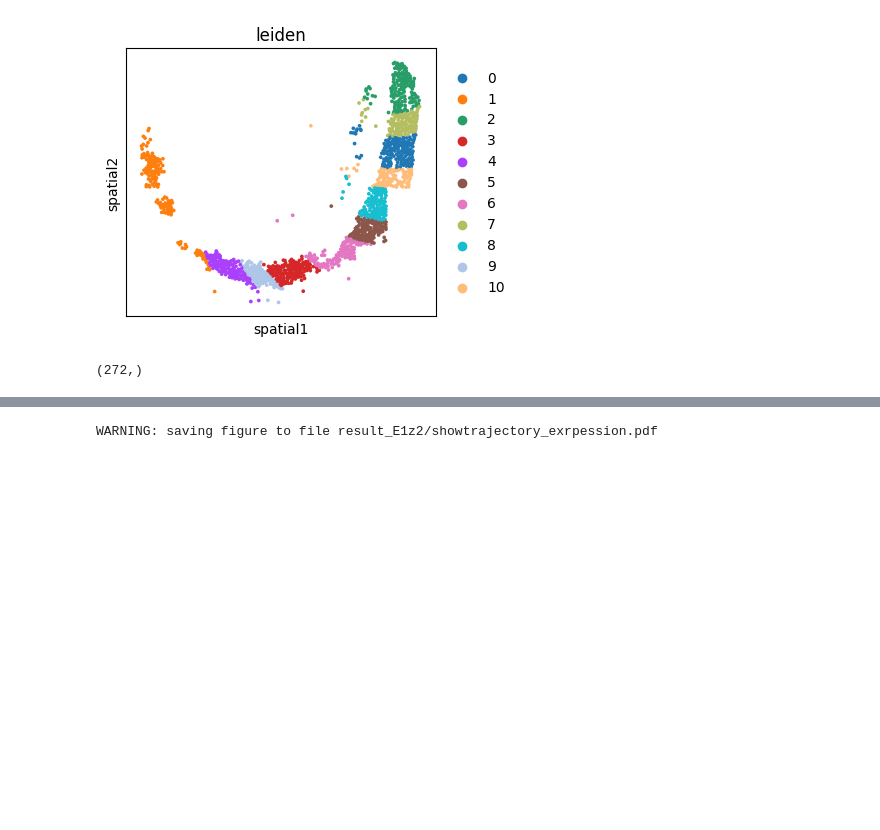
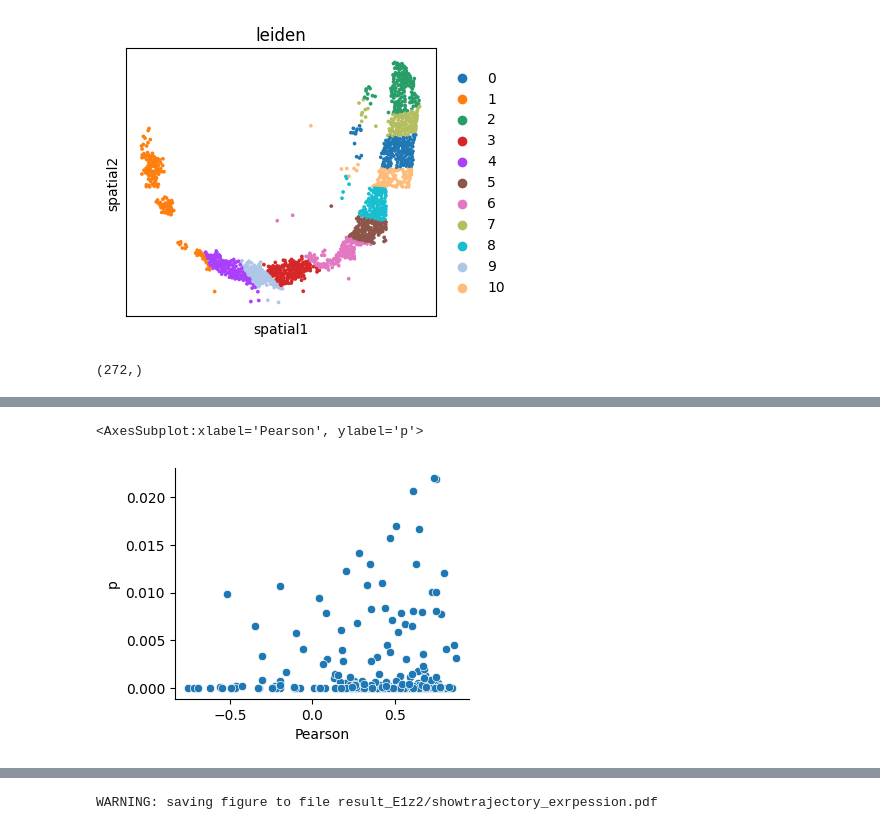
Before and after one commit to WhirlFirst/STEM, a Jupyter notebook: MouseEmbro1_STEM.ipynb, the cells around one changed output, grey strips where cells are left out. Drawn from its saved outputs; the diff is of its cells as text; code cells hidden in the pictures; blank space fills up the shorter version.

```diff
--- a/MouseEmbro1_STEM.ipynb
+++ b/MouseEmbro1_STEM.ipynb
@@ -253,0 +305,13 @@ sc.get.rank_genes_groups_df(saliadata,pval_cutoff =0.05,log2fc_min=0,group=None)
+# %%
+corrdf = pd.DataFrame(plist,columns=['name','Pearson','p','p-value','mean'])
+# %%
+rcParams['axes.spines.right'] = False
+rcParams['axes.spines.top'] = False
+rcParams['axes.spines.left'] = True
+rcParams['axes.spines.bottom'] = True
+rcParams['pdf.fonttype'] = 42
+rcParams['ps.fonttype'] = 42
+sns.scatterplot(data=corrdf,x='Pearson',y='p')
+# %% [output]
+<AxesSubplot:xlabel='Pearson', ylabel='p'>
+[figure, added]
```
Also changed, not shown: parts of 27 cells of this notebook, 1 other file.
